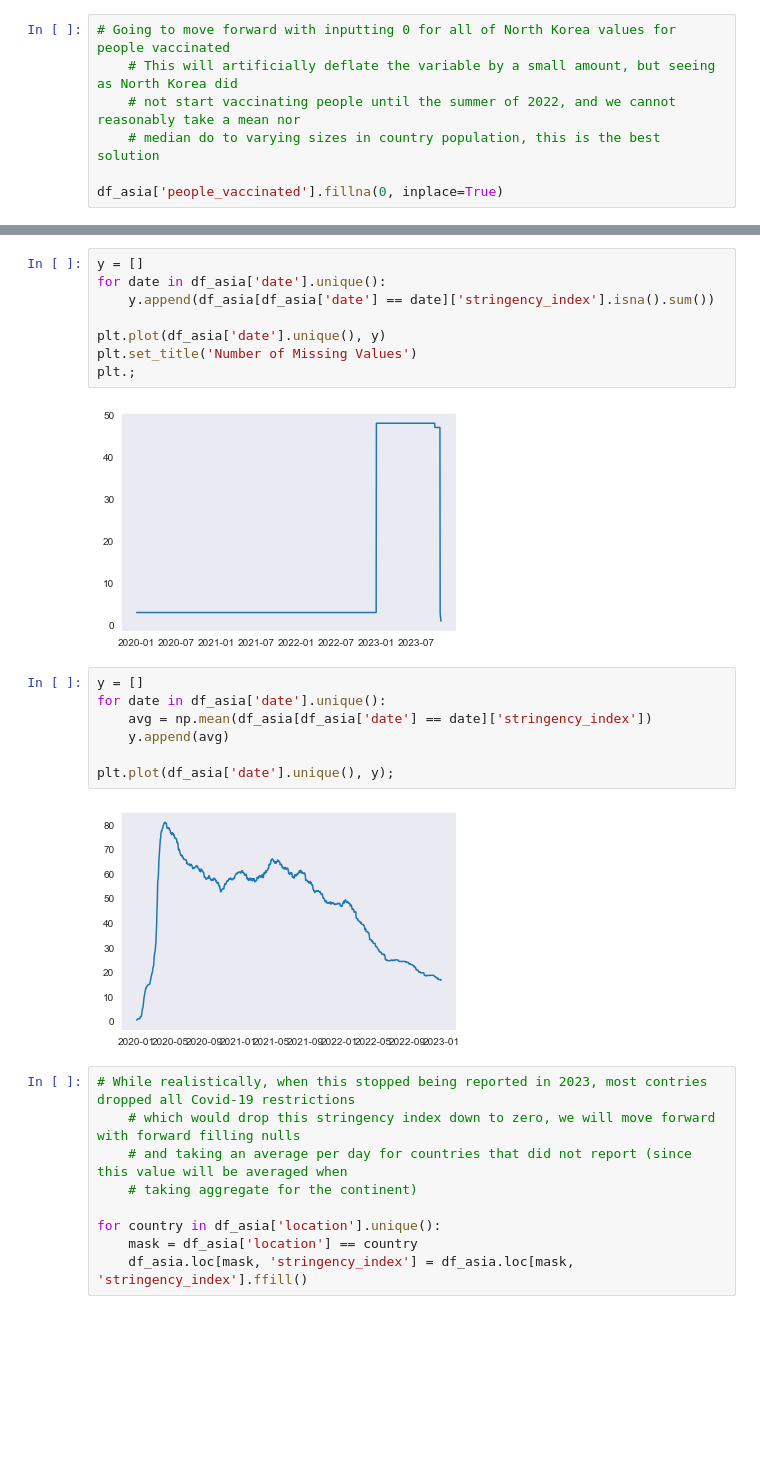
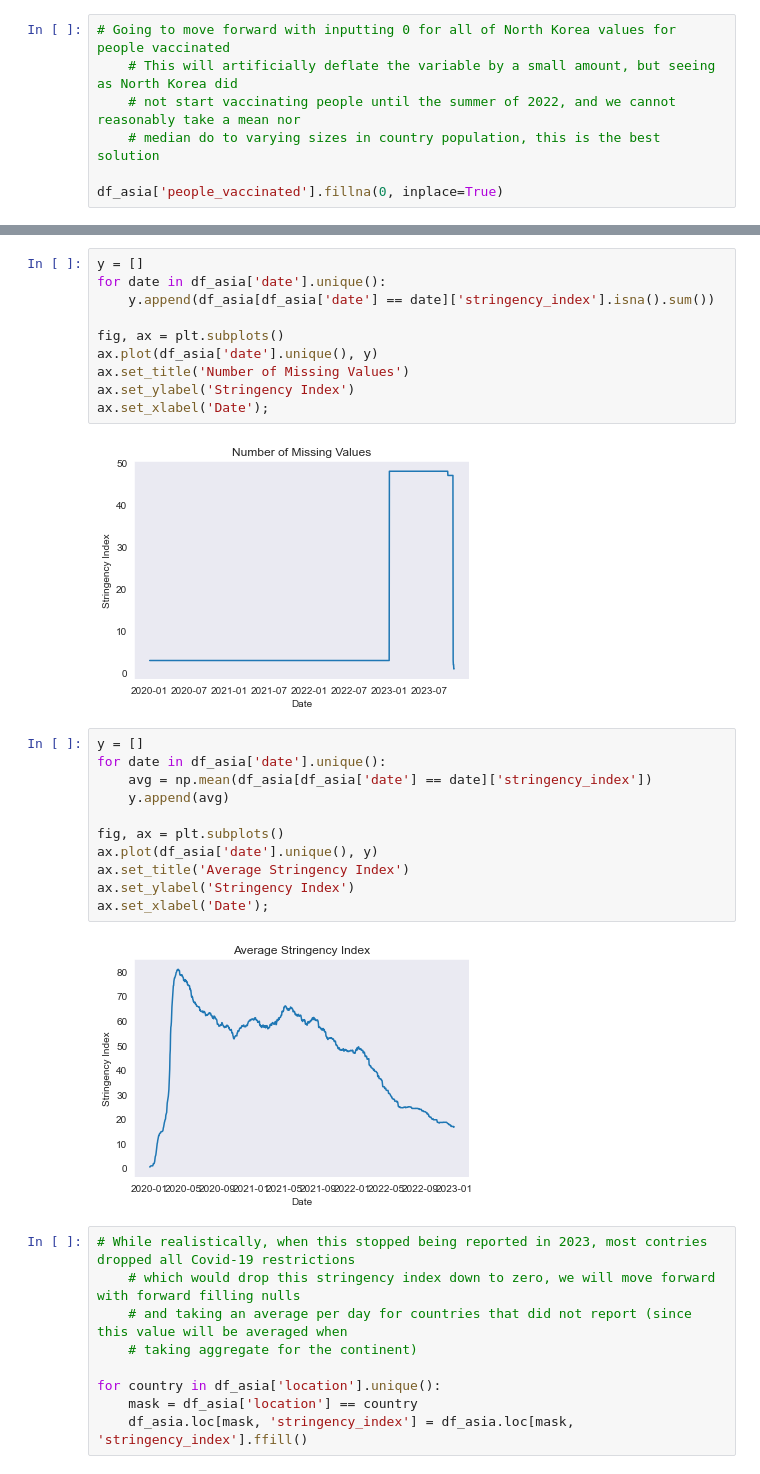
Before and after one commit to Bella3s/Covid-19-Time-Series-Modeling, a Jupyter notebook: index.ipynb, the cells around one changed output, grey strips where cells are left out. Cells and saved outputs as stored; diff of their text form; blank space fills up the shorter version.

```diff
--- a/index.ipynb
+++ b/index.ipynb
@@ -459,22 +446,28 @@ df_asia['stringency_index'].isna().sum()
 # %%
 y = []
 for date in df_asia['date'].unique():
     y.append(df_asia[df_asia['date'] == date]['stringency_index'].isna().sum())
 
-plt.plot(df_asia['date'].unique(), y)
-plt.set_title('Number of Missing Values')
-plt.;
+fig, ax = plt.subplots()
+ax.plot(df_asia['date'].unique(), y)
+ax.set_title('Number of Missing Values')
+ax.set_ylabel('Stringency Index')
+ax.set_xlabel('Date');
 # %% [output]
-[figure, old version]
+[figure, new version]
 # %%
 y = []
 for date in df_asia['date'].unique():
     avg = np.mean(df_asia[df_asia['date'] == date]['stringency_index'])
     y.append(avg)
 
-plt.plot(df_asia['date'].unique(), y);
+fig, ax = plt.subplots()
+ax.plot(df_asia['date'].unique(), y)
+ax.set_title('Average Stringency Index')
+ax.set_ylabel('Stringency Index')
+ax.set_xlabel('Date');
 # %% [output]
-[figure, old version]
+[figure, new version]
 # %%
 # While realistically, when this stopped being reported in 2023, most contries dropped all Covid-19 restrictions
     # which would drop this stringency index down to zero, we will move forward with forward filling nulls
```
Also changed, not shown: parts of 22 cells of this notebook.
